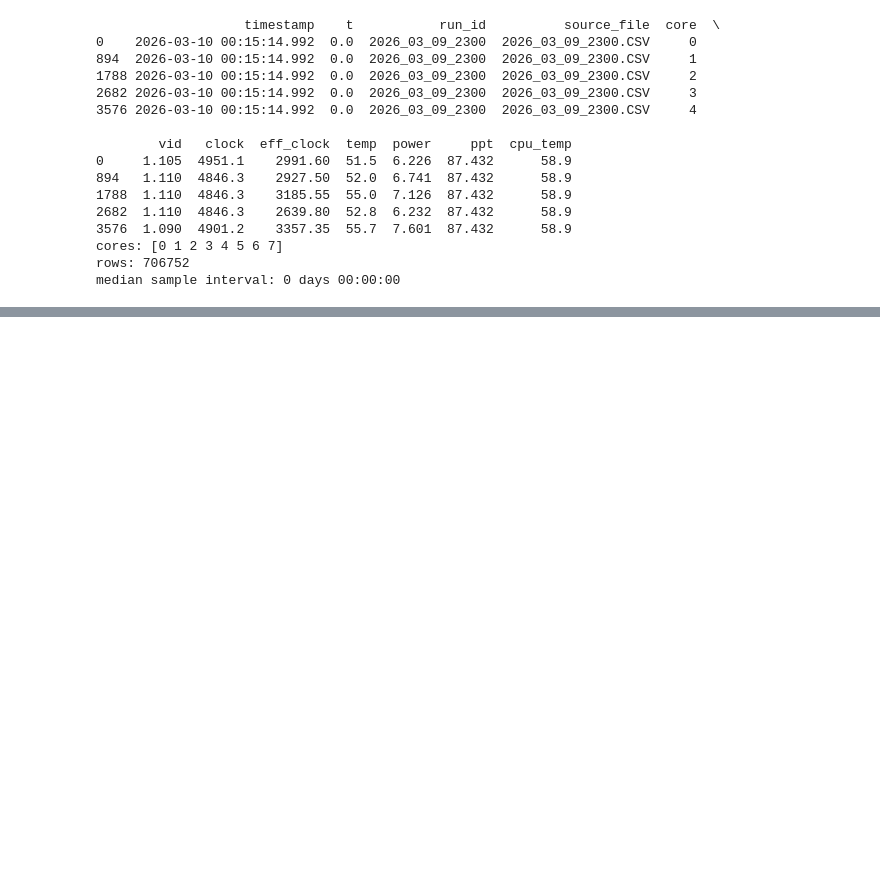
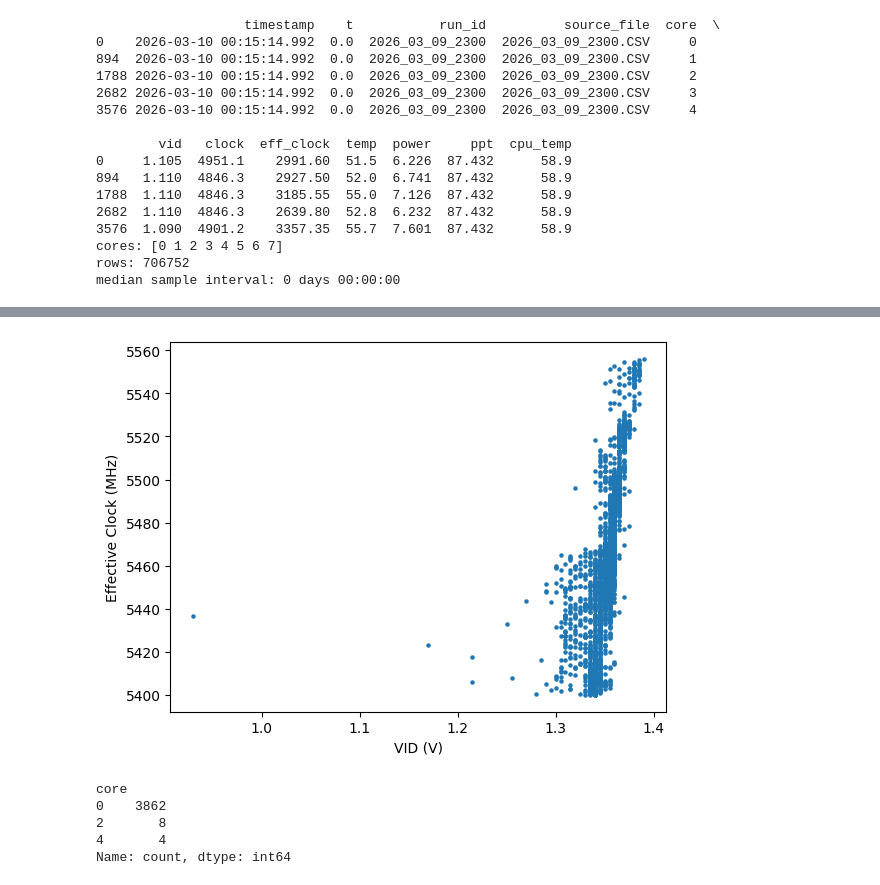
Before and after one commit to costantin324/ryzen-vf-analysis, a Jupyter notebook: notebooks/vf_exploration.ipynb, the cells around one changed output, grey strips where cells are left out. Cells and saved outputs as stored; diff of their text form; code cells hidden in the pictures; blank space fills up the shorter version.

```diff
--- a/notebooks/vf_exploration.ipynb
+++ b/notebooks/vf_exploration.ipynb
@@ -40,3 +40,11 @@ print("median sample interval:", df["timestamp"].diff().median())
 cores: [0 1 2 3 4 5 6 7]
 rows: 706752
 median sample interval: 0 days 00:00:00
+# %%
+df_filtered = df[
+    (df["eff_clock"] > 2000) &      # ignore idle states
+    (df["vid"] > 0.8) &
+    (df["power"] > 1)
+].copy()
+
+print(len(df_filtered), "rows after filtering")
@@ -42,0 +140,23 @@ median sample interval: 0 days 00:00:00
+# %%
+df =df_filtered
+
+boost = df[df["eff_clock"] > 5400]
+boost[["core", "vid", "eff_clock", "power", "temp"]].sort_values(
+    ["core", "eff_clock"], ascending=[True, False]
+).head(20)
+
+boost.groupby("core").agg(
+    max_freq=("eff_clock", "max"),
+    min_vid=("vid", "min"),
+    max_vid=("vid", "max"),
+    samples=("eff_clock", "count"),
+)
+
+vf_pairs = (
+    boost[["core", "vid", "eff_clock"]]
+    .round({"vid": 3, "eff_clock": 0})
+    .drop_duplicates()
+    .sort_values(["core", "eff_clock"])
+)
+
+vf_pairs
@@ -42,0 +177,23 @@ median sample interval: 0 days 00:00:00
+# %%
+idx = df.groupby("core")["eff_clock"].idxmax()
+
+df.loc[idx, ["core", "eff_clock", "vid", "power", "temp"]]
+
+import matplotlib.pyplot as plt
+
+boost = df[df["eff_clock"] > 5400]
+
+plt.scatter(boost["vid"], boost["eff_clock"], s=5)
+plt.xlabel("VID (V)")
+plt.ylabel("Effective Clock (MHz)")
+plt.show()
+# %% [output]
+[figure, added]
+# %%
+df[df["eff_clock"] > 5400]["core"].value_counts().sort_index()
+# %% [output]
+core
+0    3862
+2       8
+4       4
+Name: count, dtype: int64
```
Also changed, not shown: parts of 4 cells of this notebook.
